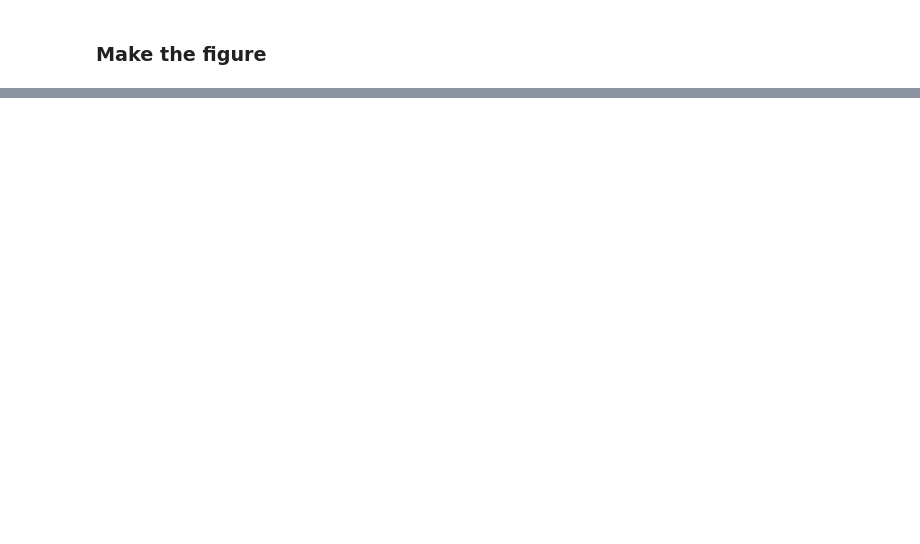
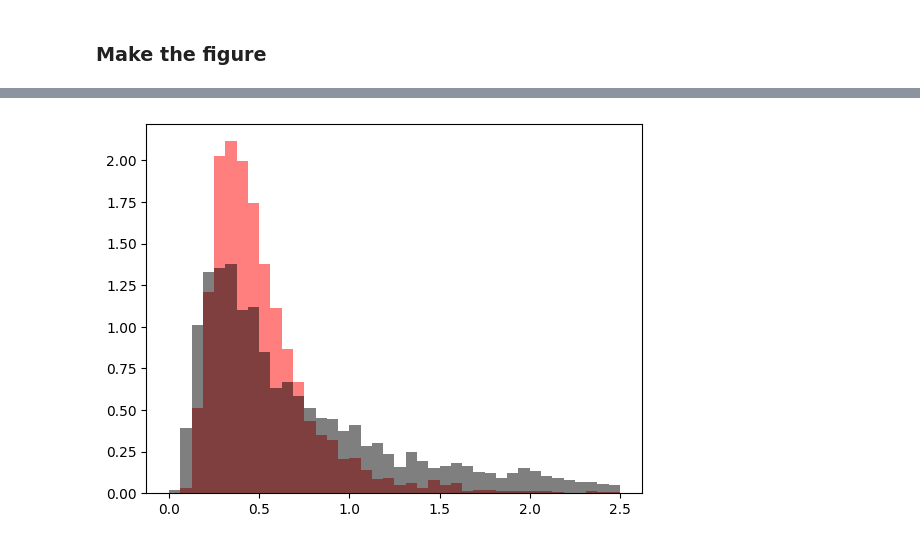
Before and after one commit to dangilman/pyHalo, a Jupyter notebook: example_notebooks/SIDM_parametric.ipynb, the cells around one changed output, grey strips where cells are left out. Cells and saved outputs as stored; diff of their text form; code cells hidden in the pictures; blank space fills up the shorter version.

```diff
--- a/example_notebooks/SIDM_parametric.ipynb
+++ b/example_notebooks/SIDM_parametric.ipynb
@@ -253,0 +324,30 @@ for (kap, rac, dec) in zip(residual_kappa_map_list, ra_crit_list_list, dec_crit_
+# %%
+zlens, zsource = 0.5, 2.0
+mass_ranges = [[6.0, 8.0], [8.0, 10.0]]
+cdm_realization = CDM(zlens, zsource, LOS_normalization=0.0)
+
+
+log10_subhalo_time_scaling = None
+bound_mass_timescale = 0.0
+
+sigma_eff = [2.7, 2.7]
+ext = RealizationExtensions(cdm_realization)
+bound_mass_timescale = 4.
+sidm_realization1 = ext.toSIDM_from_cross_section_bound_mass_timescale(mass_ranges,
+                                                                       sigma_eff,
+                                                                       bound_mass_timescale)
+subhalo_rescale = 1.1
+sidm_realization2 = ext.toSIDM_from_cross_section(mass_ranges, sigma_eff, subhalo_rescale)
+
+t = []
+for halo in sidm_realization1.halos:
+    t.append(halo.t_over_tc)
+plt.hist(t, color='r',density=True, bins=40,range=(0, 2.5),alpha=0.5)
+#plt.show()
+t = []
+for halo in sidm_realization2.halos:
+    t.append(halo.t_over_tc)
+plt.hist(t, color='k',density=True, bins=40,range=(0, 2.5),alpha=0.5)
+plt.show()
+# %% [output]
+[figure, added]
```
Also changed, not shown: parts of 10 cells of this notebook.
